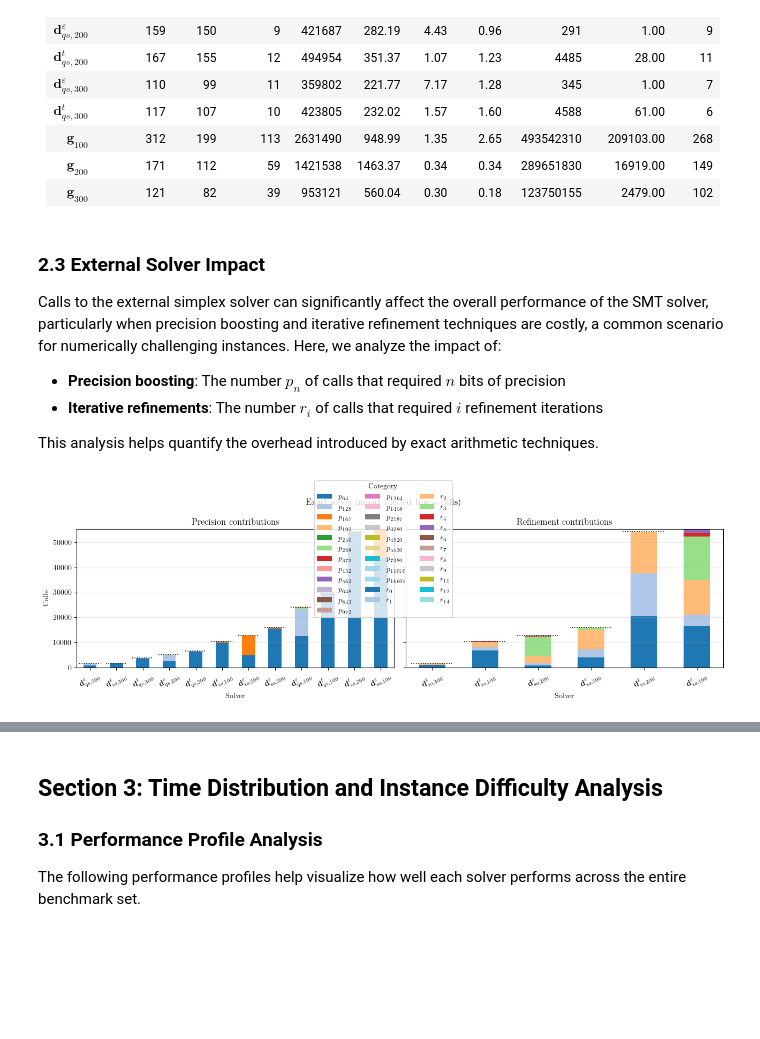
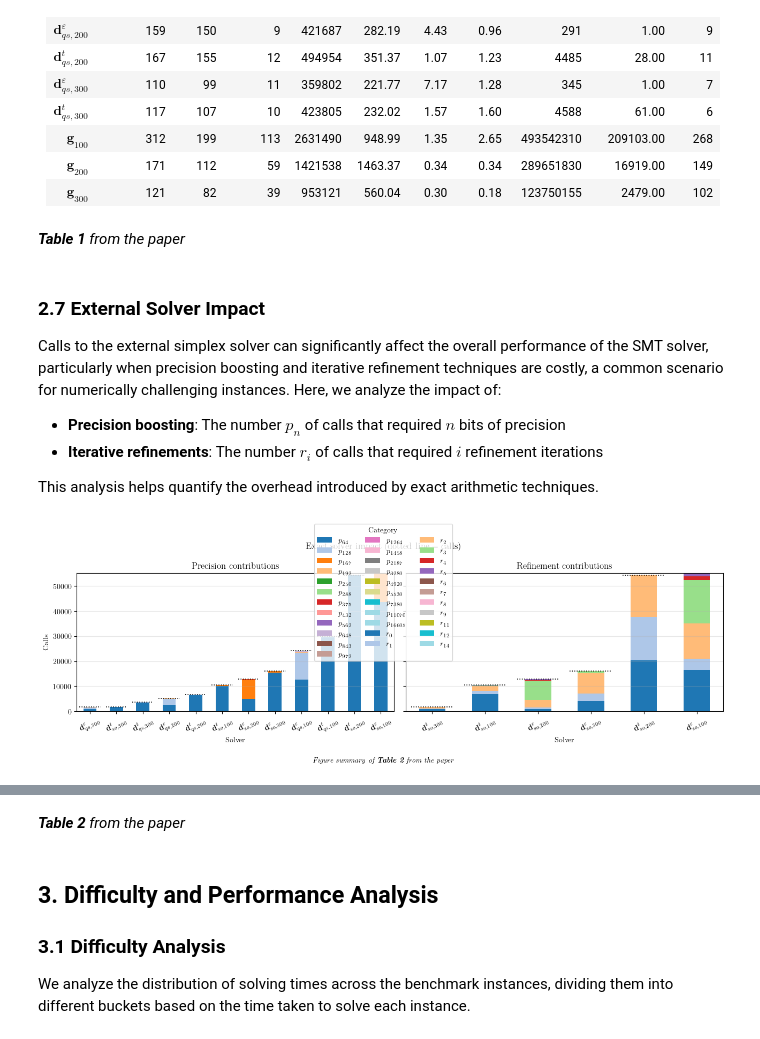
Before and after one commit to TendTo/cvc5, a Jupyter notebook: benchmarks/results-explore.ipynb, the cells around one changed output, grey strips where cells are left out. Cells and saved outputs as stored; diff of their text form; code cells hidden in the pictures; blank space fills up the shorter version.

```diff
--- a/benchmarks/results-explore.ipynb
+++ b/benchmarks/results-explore.ipynb
@@ -369,8 +298,10 @@ md(print_stats(
 | $ \textbf{g}_{100} $ | 312 | 199 | 113 | 2631490 | 948.99           | 1.35            | 2.65            | 493542310 | 209103.00       | 268 |
 | $ \textbf{g}_{200} $ | 171 | 112 | 59 | 1421538 | 1463.37          | 0.34            | 0.34            | 289651830 | 16919.00        | 149 |
 | $ \textbf{g}_{300} $ | 121 | 82 | 39 | 953121 | 560.04           | 0.30            | 0.18            | 123750155 | 2479.00         | 102 |
+# %% [markdown]
+_**Table 1** from the paper_
 # %% [markdown]
-### 2.3 External Solver Impact
+### 2.7 External Solver Impact
 
 Calls to the external simplex solver can significantly affect the overall performance of the SMT solver, particularly when precision boosting and iterative refinement techniques are costly, a common scenario for numerically challenging instances. Here, we analyze the impact of:
 
@@ -381,9 +312,10 @@ This analysis helps quantify the overhead introduced by exact arithmetic techniq
 # %%
 md(external_solver_impact(
     solvers_analysis=results.values(),
+    fig_caption=r"$\textit{Figure summary of \textbf{Table 2} from the paper}$"
 ))
 # %% [output]
-[figure, old version]
+[figure, new version]
 ## External solver impact
 
 Analysis on the impact of the external simplex solver on the overall performance of the SMT solver, based on the number of calls to the external simplex and the techniques used to obtain the exact solution (precision boosting and iterative refinements).
@@ -402,12 +334,14 @@ Analysis on the impact of the external simplex solver on the overall performance
 | $ \textbf{d}_{qs,200}^t $ | 6605 | 6377 | 228 | | | | | | | | | | | | | | | | | | | | | | | | | | | | | | | | |
 | $ \textbf{d}_{qs,300}^\varepsilon $ | 1716 | 912 | 746 | | 13 | | 8 | | 5 | | 28 | | 1 | | | | | | | | | 3 | | | | | | | | | | | | | |
 | $ \textbf{d}_{qs,300}^t $ | 3778 | 3554 | 224 | | | | | | | | | | | | | | | | | | | | | | | | | | | | | | | | |
-# %% [markdown]
-## Section 3: Time Distribution and Instance Difficulty Analysis
-
-### 3.1 Performance Profile Analysis
-
-The following performance profiles help visualize how well each solver performs across the entire benchmark set.
+# %% [markdown]
+_**Table 2** from the paper_
+# %% [markdown]
+## 3. Difficulty and Performance Analysis
+
+### 3.1 Difficulty Analysis
+
+We analyze the distribution of solving times across the benchmark instances, dividing them into different buckets based on the time taken to solve each instance.
 # %%
 md(difficulty_analysis(
     solvers_analysis=[
```
Also changed, not shown: parts of 58 cells of this notebook, 3 other files.
